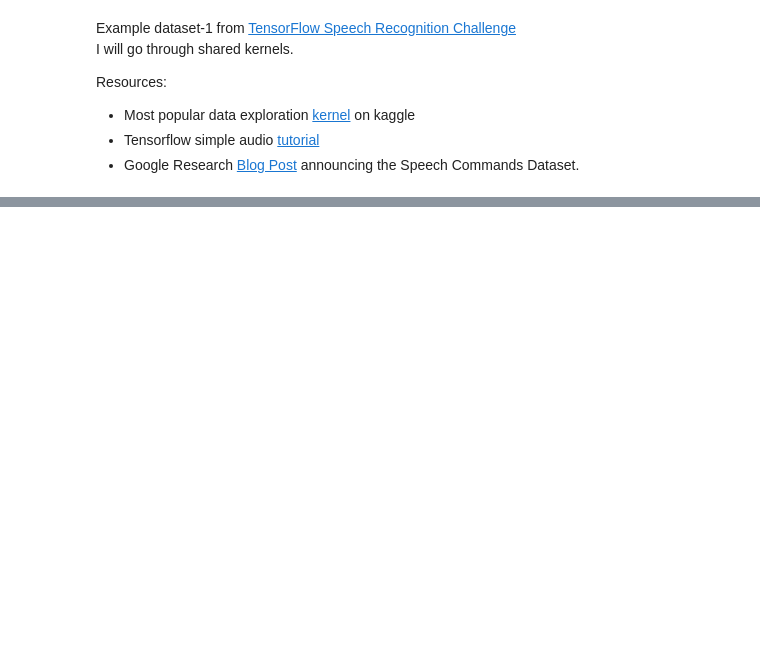
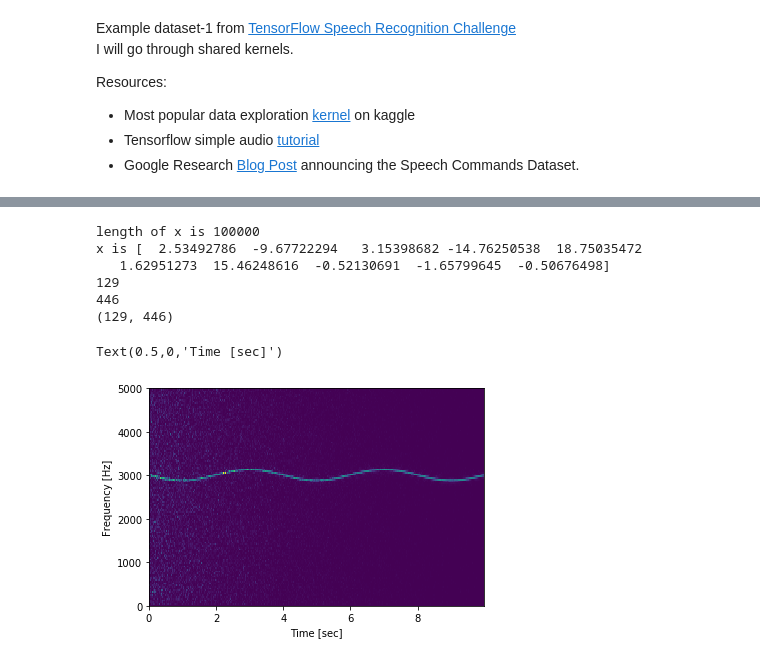
Before and after one commit to speechLabBcCuny/nnaAudiosetClassification, a Jupyter notebook: notebooks/kaggle_speech.ipynb, the cells around one changed output, grey strips where cells are left out. Cells and saved outputs as stored; diff of their text form; code cells hidden in the pictures; blank space fills up the shorter version.

Commit message:
looking into kaggle data

```diff
--- a/notebooks/kaggle_speech.ipynb
+++ b/notebooks/kaggle_speech.ipynb
@@ -42,0 +76,55 @@ Chechout ../data/speech_commands/README.md for details
+# %%
+#
+# if you think a signal with sampling frequency of 1,000 (fs)
+fs=10e3
+# lets say there N samples
+N = 1e5
+# our amplitude is 2*2*(1/2) = 2.82
+amp = 2 * np.sqrt(2)
+
+#lets get some nouse also
+noise_power = 0.01 * fs / 2
+
+# our time array will have stamps for each 1/fs second, if we have N samples, Nth sample is collected at N/sampling_rate time
+# so our time array have seconds, each 1000th sample is collected at the end of the 1 second cycle
+time = np.arange(N) / float(fs)
+# cos(pi*k) cycles with every time k=0,2,4,6 etc
+# cos(pi*k*0.5) cycles with every time k=0,4,8,12 etc
+mod = 500*np.cos(2*np.pi*0.25*time)
+
+# np.sin(2*np.pi*3e3*k) cycles every 500 value of k,
+# np.sin(2*np.pi*3e3*time so time values turned into a signal of repeating
+carrier = amp * np.sin(2*np.pi*3e3*time + mod)
+
+# use normal disribution to generate noise
+noise = np.random.normal(scale=np.sqrt(noise_power), size=time.shape)
+# I do not know why we need this , probably to keep noise low compared to signal
+noise *= np.exp(-time/5)
+
+x = carrier + noise
+# %%
+# now
+print("length of x is",len(x),"\nx is",x[0:10])
+f, t, Sxx = signal.spectrogram(x, fs)
+
+# f is array of sample frequencies
+print(len(f))
+# t is Array of segment times.
+print(len(t))
+# Sxx is spectrogram of x. By default, the last axis of Sxx corresponds to the segment times.
+Sxx[0][0]
+print(Sxx.shape)
+# %% [output]
+length of x is 100000
+x is [  2.53492786  -9.67722294   3.15398682 -14.76250538  18.75035472
+   1.62951273  15.46248616  -0.52130691  -1.65799645  -0.50676498]
+129
+446
+(129, 446)
+# %%
+plt.pcolormesh(t, f, Sxx)
+plt.ylabel('Frequency [Hz]')
+plt.xlabel('Time [sec]')
+# %% [output]
+Text(0.5,0,'Time [sec]')
+[figure, added]
```
Also changed, not shown: parts of 21 cells of this notebook, 1 other file.
